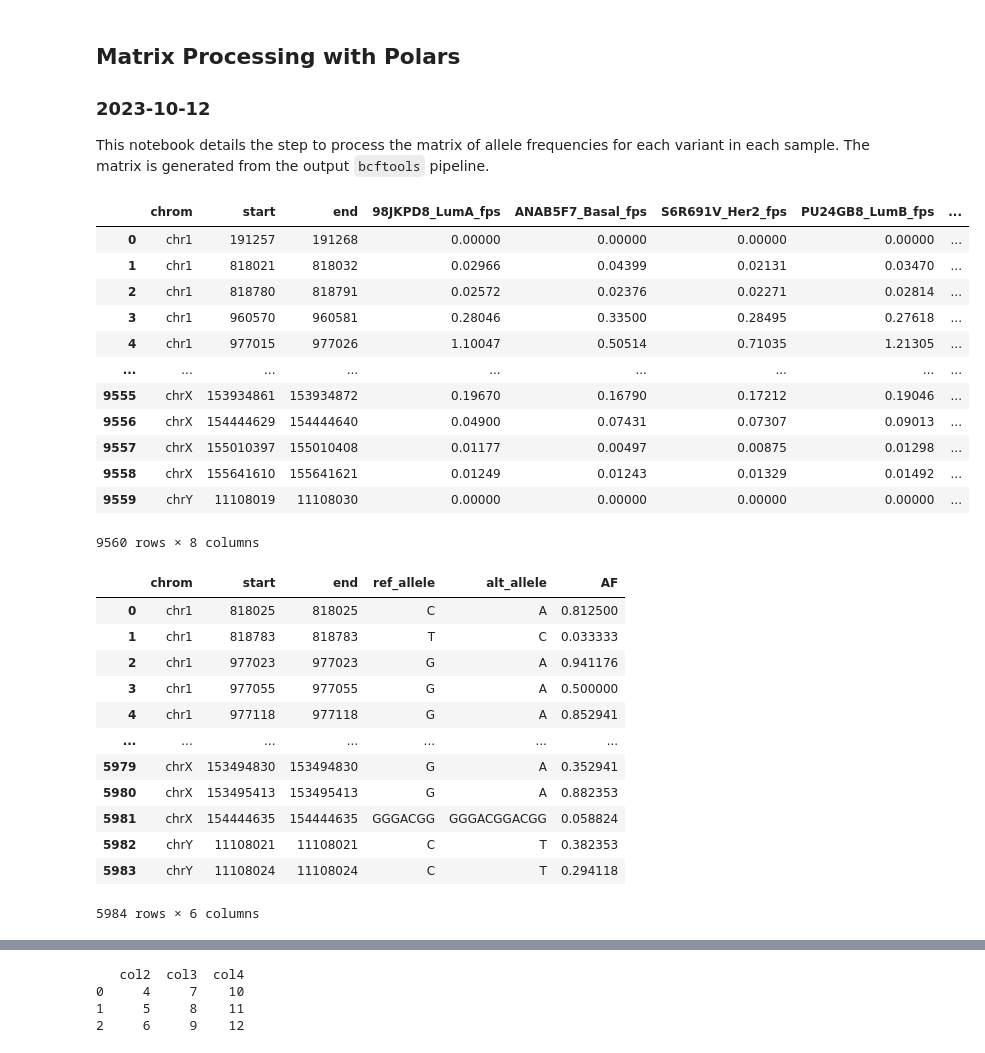
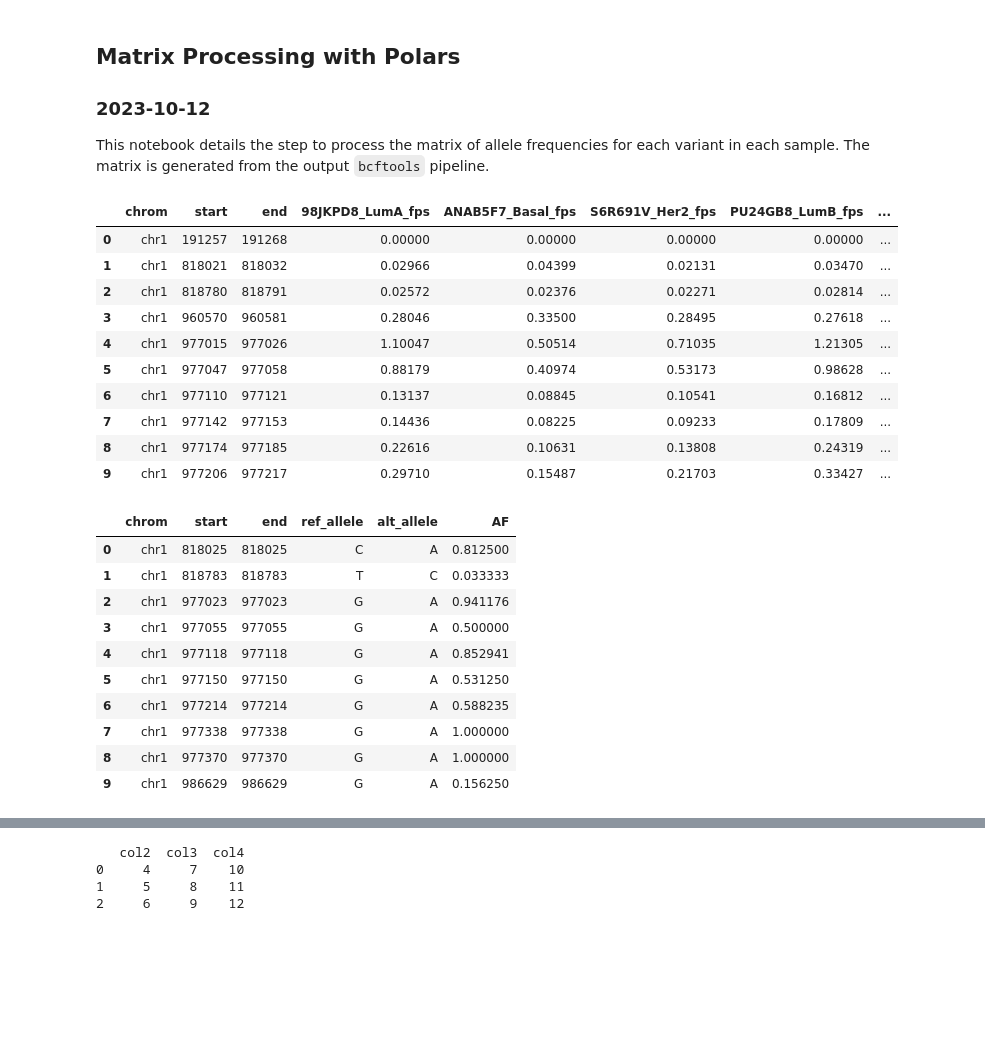
Before and after one commit to sufyazi/variant-calling-analysis, a Jupyter notebook: polars_processing/variant-freq-analysis.ipynb, the cells around one changed output, grey strips where cells are left out. Saved outputs shown, nothing was run; the diff lists cells and outputs as text; code cells hidden in the pictures; blank space fills up the shorter version.

```diff
--- a/polars_processing/variant-freq-analysis.ipynb
+++ b/polars_processing/variant-freq-analysis.ipynb
@@ -10,29 +10,27 @@ import matplotlib.pyplot as plt
 # %%
 # load an example filtered matrix of footprinting scores, which overlap the variant sites in the vcf files
 
 df_fpscore = pd.read_csv("/scratch/users/ntu/suffiazi/outputs/brca-vcf-filtered-fpscore-matrices/TFDP1_M08108_2.00_BRCA-subtype-vcf-filtered-matrix.txt", sep="\t")
 
 # drop the column "TFBS_strand" and "TFBS_score"
 df_fpscore = df_fpscore.drop(columns=["TFBS_strand", "TFBS_score"])
 # rename columns in the dataframe
 df_fpscore = df_fpscore.rename(columns={"TFBS_chr": "chrom", "TFBS_start": "start", "TFBS_end": "end", "2GAMBDQ_Normal-like_score": "2GAMBDQ_Norm_fps"})
 # for all column names that end with the string 'score', replace the string with 'fps'
 df_fpscore = df_fpscore.rename(columns=lambda x: x.replace('score', 'fps') if x.endswith('score') else x)
-df_fpscore
+df_fpscore.head(n=10)
 # %% [output]
 |  | chrom | start | end | 98JKPD8_LumA_fps | ANAB5F7_Basal_fps | S6R691V_Her2_fps | PU24GB8_LumB_fps | ... |
 | 0 | chr1 | 191257 | 191268 | 0.00000 | 0.00000 | 0.00000 | 0.00000 | ... |
 | 1 | chr1 | 818021 | 818032 | 0.02966 | 0.04399 | 0.02131 | 0.03470 | ... |
 | 2 | chr1 | 818780 | 818791 | 0.02572 | 0.02376 | 0.02271 | 0.02814 | ... |
 | 3 | chr1 | 960570 | 960581 | 0.28046 | 0.33500 | 0.28495 | 0.27618 | ... |
 | 4 | chr1 | 977015 | 977026 | 1.10047 | 0.50514 | 0.71035 | 1.21305 | ... |
-| ... | ... | ... | ... | ... | ... | ... | ... | ... |
-| 9555 | chrX | 153934861 | 153934872 | 0.19670 | 0.16790 | 0.17212 | 0.19046 | ... |
-| 9556 | chrX | 154444629 | 154444640 | 0.04900 | 0.07431 | 0.07307 | 0.09013 | ... |
-| 9557 | chrX | 155010397 | 155010408 | 0.01177 | 0.00497 | 0.00875 | 0.01298 | ... |
-| 9558 | chrX | 155641610 | 155641621 | 0.01249 | 0.01243 | 0.01329 | 0.01492 | ... |
-| 9559 | chrY | 11108019 | 11108030 | 0.00000 | 0.00000 | 0.00000 | 0.00000 | ... |
+| 5 | chr1 | 977047 | 977058 | 0.88179 | 0.40974 | 0.53173 | 0.98628 | ... |
+| 6 | chr1 | 977110 | 977121 | 0.13137 | 0.08845 | 0.10541 | 0.16812 | ... |
+| 7 | chr1 | 977142 | 977153 | 0.14436 | 0.08225 | 0.09233 | 0.17809 | ... |
+| 8 | chr1 | 977174 | 977185 | 0.22616 | 0.10631 | 0.13808 | 0.24319 | ... |
+| 9 | chr1 | 977206 | 977217 | 0.29710 | 0.15487 | 0.21703 | 0.33427 | ... |
-9560 rows × 8 columns
 # %%
 # load up the vcf file with indels and multiallelic sites split into separate rows
 df_vcf_basal = pd.read_csv("/scratch/users/ntu/suffiazi/outputs/brca-called-variants-diffmode-AF-query/ANAB5F7/ANAB5F7_TFDP1_M08108_2.00_AF-per-site-with-indels.txt", sep="\t")
@@ -41,7 +39,7 @@ df_vcf_basal = df_vcf_basal.rename(columns={"#[1]CHROM": "chrom", "[2]POS": "sta
 # add a column next to the "start" column called "end" with the same value as the "start" column
 df_vcf_basal.insert(2, "end", df_vcf_basal["start"])
 
-df_vcf_basal
+df_vcf_basal.head(n=10)
 # %% [output]
 |  | chrom | start | end | ref_allele | alt_allele | AF |
 | 0 | chr1 | 818025 | 818025 | C | A | 0.812500 |
@@ -49,13 +47,11 @@ df_vcf_basal
 | 2 | chr1 | 977023 | 977023 | G | A | 0.941176 |
 | 3 | chr1 | 977055 | 977055 | G | A | 0.500000 |
 | 4 | chr1 | 977118 | 977118 | G | A | 0.852941 |
-| ... | ... | ... | ... | ... | ... | ... |
-| 5979 | chrX | 153494830 | 153494830 | G | A | 0.352941 |
-| 5980 | chrX | 153495413 | 153495413 | G | A | 0.882353 |
-| 5981 | chrX | 154444635 | 154444635 | GGGACGG | GGGACGGACGG | 0.058824 |
-| 5982 | chrY | 11108021 | 11108021 | C | T | 0.382353 |
-| 5983 | chrY | 11108024 | 11108024 | C | T | 0.294118 |
+| 5 | chr1 | 977150 | 977150 | G | A | 0.531250 |
+| 6 | chr1 | 977214 | 977214 | G | A | 0.588235 |
+| 7 | chr1 | 977338 | 977338 | G | A | 1.000000 |
+| 8 | chr1 | 977370 | 977370 | G | A | 1.000000 |
+| 9 | chr1 | 986629 | 986629 | G | A | 0.156250 |
-5984 rows × 6 columns
 # %%
 # load up the vcf file with indels and multiallelic sites split into separate rows
 df_vcf_lumA = pd.read_csv("/scratch/users/ntu/suffiazi/outputs/brca-called-variants-diffmode-AF-query/98JKPD8/98JKPD8_TFDP1_M08108_2.00_AF-per-site-with-indels.txt", sep="\t")
```
Also changed, not shown: parts of 6 cells of this notebook.
